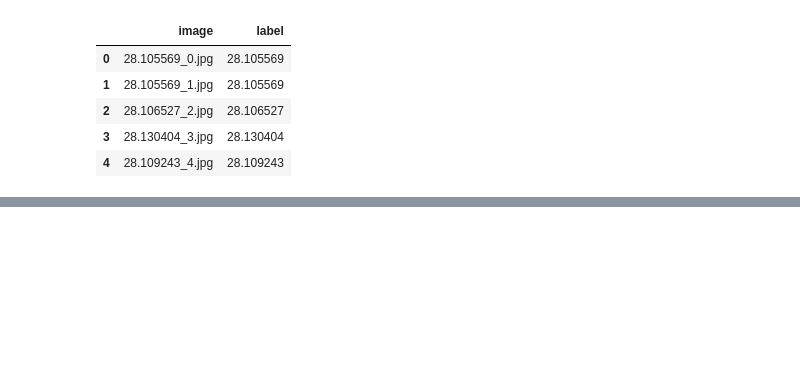
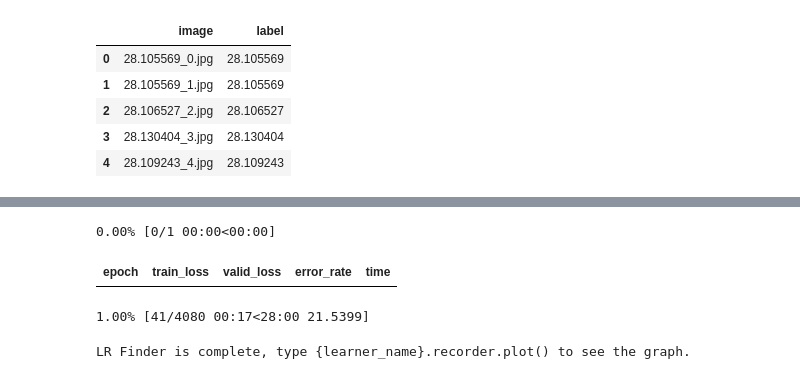
Before and after one commit to Andrew-Pynch/speedchallenge, a Jupyter notebook: fastai.ipynb, the cells around one changed output, grey strips where cells are left out. Drawn from its saved outputs; the diff is of its cells as text; code cells hidden in the pictures; blank space fills up the shorter version.

```diff
--- a/fastai.ipynb
+++ b/fastai.ipynb
@@ -41,0 +67,7 @@ learn.save('stage-1')
+# %%
+learn.lr_find()
+# %% [output]
+0.00% [0/1 00:00<00:00]
+| epoch | train_loss | valid_loss | error_rate | time |
+1.00% [41/4080 00:17<28:00 21.5399]
+LR Finder is complete, type {learner_name}.recorder.plot() to see the graph.
```
Also changed, not shown: parts of 24 cells of this notebook, 8 other files.
